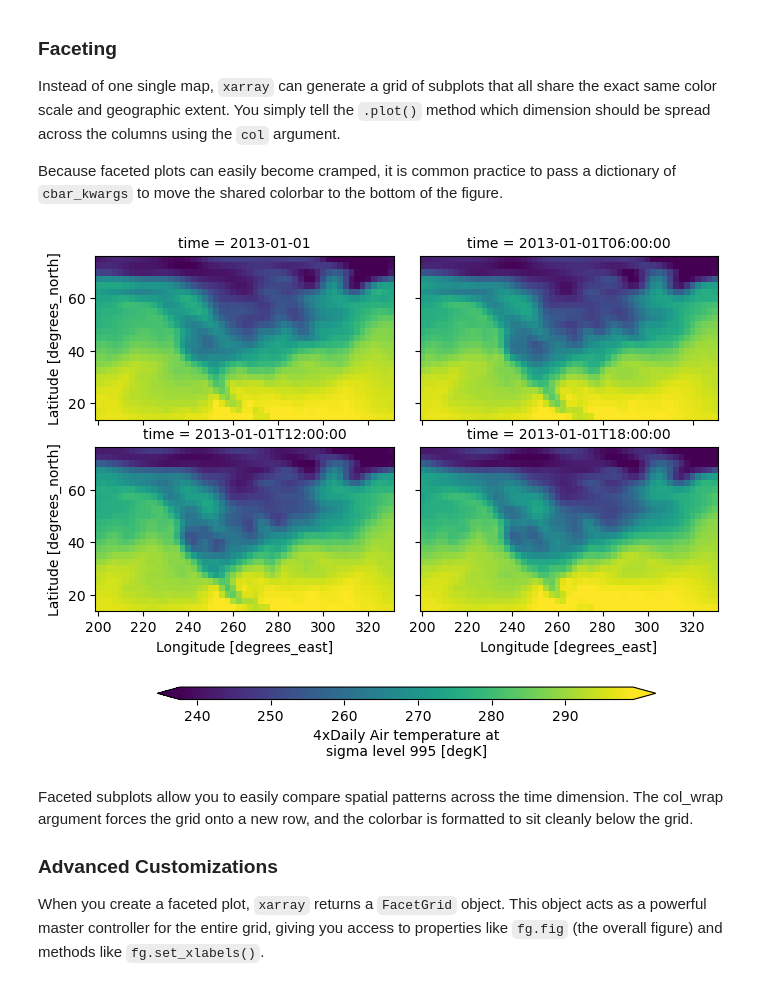
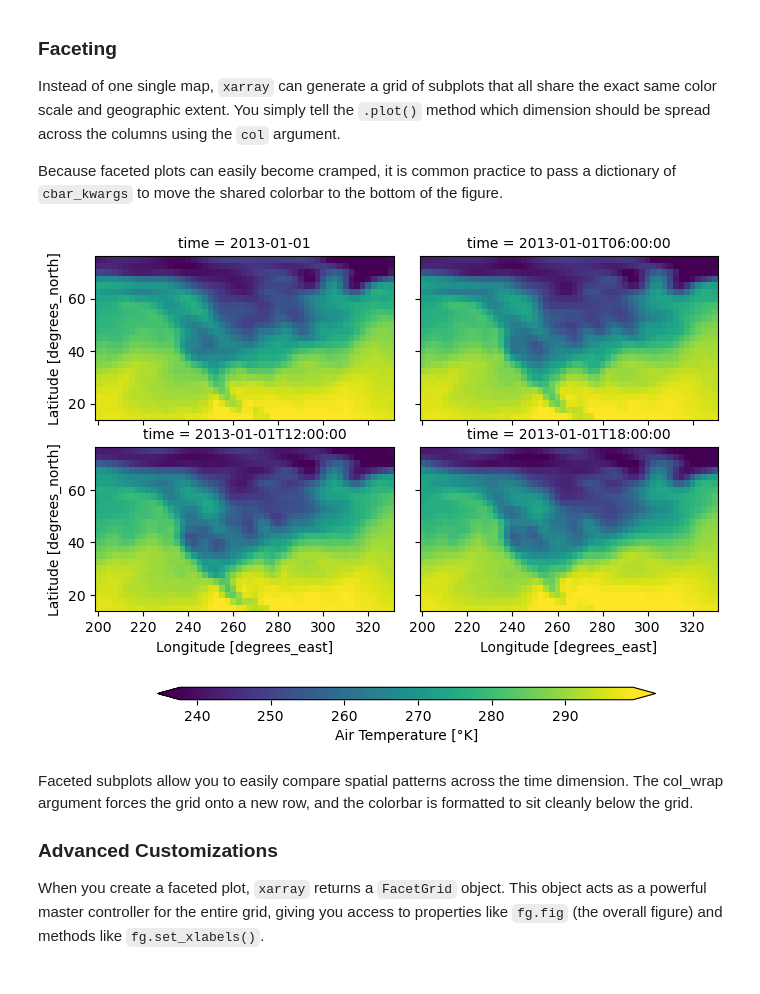
Before and after one commit to 5North/sds210-jb, a Jupyter notebook: book/12_L10_time-series/03_visualizing_the_cube.ipynb, the cells around one changed output. Drawn from its saved outputs; the diff is of its cells as text; code cells hidden in the pictures.

```diff
--- a/book/12_L10_time-series/03_visualizing_the_cube.ipynb
+++ b/book/12_L10_time-series/03_visualizing_the_cube.ipynb
@@ -99,14 +107,19 @@ Because faceted plots can easily become cramped, it is common practice to pass a
 # %%
 # Select the first 4 time steps and plot them adjacent to each other
 ds.air.isel(time=slice(0, 4)).plot(
     col="time",
     col_wrap=2,
     robust=True,
-    cbar_kwargs={"orientation": "horizontal", "shrink": 0.8, "aspect": 40},
+    cbar_kwargs={
+        "orientation": "horizontal",
+        "shrink": 0.8,
+        "aspect": 40,
+        "label": "Air Temperature [°K]",
+    },
 )
 plt.show()
 # %% [output]
-[figure, old version]
+[figure, new version]
 # %% [markdown]
 <div class="figure-caption-like">
 Faceted subplots allow you to easily compare spatial patterns across the time dimension. The col_wrap argument forces the grid onto a new row, and the colorbar is formatted to sit cleanly below the grid.
```
Also changed, not shown: parts of 10 cells of this notebook, 6 other files.
